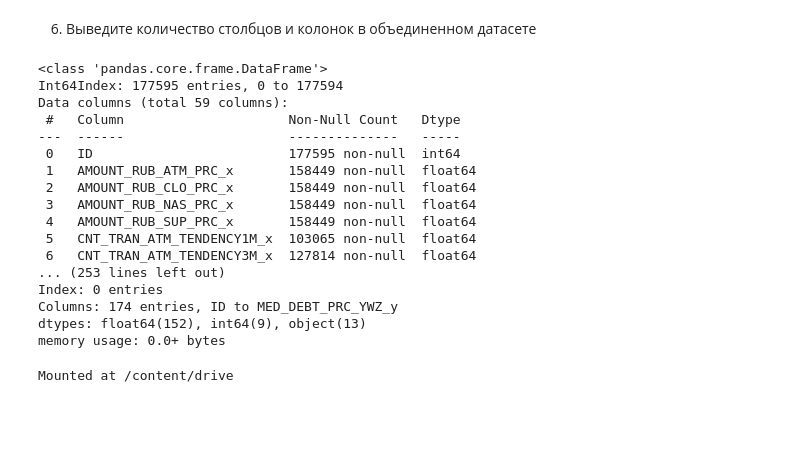
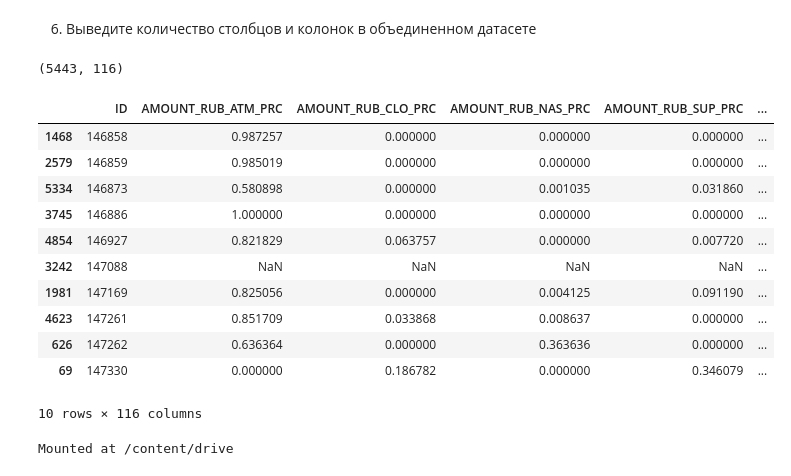
Before and after one commit to motorollainlinux/BankData, a Jupyter notebook: example.ipynb, the cells around one changed output. Drawn from its saved outputs; the diff is of its cells as text; code cells hidden in the pictures; blank space fills up the shorter version.

```diff
--- a/example.ipynb
+++ b/example.ipynb
@@ -205,53 +205,44 @@ df5.APP_COMP_TYPE.where(df5.APP_COMP_TYPE.str.replace(' ','').str.isalpha(), np.
 # %%
 import pandas as pd
 import numpy as np
 
 ptd1 = pd.read_csv('/content/datasets/part_01.csv')
 ptd2 = pd.read_csv('/content/datasets/part_02.csv')
 ptd3 = pd.read_csv('/content/datasets/part_03.csv')
 ptd4 = pd.read_csv('/content/datasets/part_04.csv')
 ptd5 = pd.read_csv('/content/datasets/part_05.csv')
 ptd6 = pd.read_csv('/content/datasets/part_06.csv')
 ptd7 = pd.read_csv('/content/datasets/part_07.csv')
 ptd8 = pd.read_csv('/content/datasets/part_08.csv')
 ptd9 = pd.read_csv('/content/datasets/part_09.csv')
 ptd10 = pd.read_csv('/content/datasets/part_10.csv')
 ptd11 = pd.read_csv('/content/datasets/part_11.csv')
 ptd12 = pd.read_csv('/content/datasets/part_12.csv')
-parts_merge = [ptd1, ptd2, ptd3, ptd4, ptd5, ptd6, ptd8]
-parts_contains = [[ptd1, ptd9], [ptd2, ptd11], [ptd4, ptd7], [ptd5, ptd12] ,[ptd6, ptd10]]
+parts_merge = [ptd3, ptd4, ptd5, ptd6]
+parts_contains = [[ptd1, ptd9], [ptd2, ptd11], [ptd4, ptd7], [ptd5, ptd12] ,[ptd6, ptd10], [ptd3, ptd8]]
 
 for i in parts_contains:
   i[0] = pd.concat(i, ignore_index=True)
-# for i in parts_contains:
-#   i[0].info()
-#   print('\n')
-#   i[1].info()
-#   print('\n')
-df = ptd1#.merge(ptd2, left_on='ID', right_on='ID')
+df = ptd1.merge(ptd2, left_on='ID', right_on='ID')
 for i in parts_merge:
   df = df.merge(i, left_on='ID', right_on='ID')
-  df.info()
-# # ptd1.head()
-# df.head()
+df = df.sort_values('ID')
+print(df.shape)
+df.head(10)
 # %% [output]
-<class 'pandas.core.frame.DataFrame'>
-Int64Index: 177595 entries, 0 to 177594
-Data columns (total 59 columns):
- #   Column                     Non-Null Count   Dtype
----  ------                     --------------   -----
- 0   ID                         177595 non-null  int64
- 1   AMOUNT_RUB_ATM_PRC_x       158449 non-null  float64
- 2   AMOUNT_RUB_CLO_PRC_x       158449 non-null  float64
- 3   AMOUNT_RUB_NAS_PRC_x       158449 non-null  float64
- 4   AMOUNT_RUB_SUP_PRC_x       158449 non-null  float64
- 5   CNT_TRAN_ATM_TENDENCY1M_x  103065 non-null  float64
- 6   CNT_TRAN_ATM_TENDENCY3M_x  127814 non-null  float64
-... (253 lines left out)
-Index: 0 entries
-Columns: 174 entries, ID to MED_DEBT_PRC_YWZ_y
-dtypes: float64(152), int64(9), object(13)
-memory usage: 0.0+ bytes
+(5443, 116)
+|  | ID | AMOUNT_RUB_ATM_PRC | AMOUNT_RUB_CLO_PRC | AMOUNT_RUB_NAS_PRC | AMOUNT_RUB_SUP_PRC | ... |
+| 1468 | 146858 | 0.987257 | 0.000000 | 0.000000 | 0.000000 | ... |
+| 2579 | 146859 | 0.985019 | 0.000000 | 0.000000 | 0.000000 | ... |
+| 5334 | 146873 | 0.580898 | 0.000000 | 0.001035 | 0.031860 | ... |
+| 3745 | 146886 | 1.000000 | 0.000000 | 0.000000 | 0.000000 | ... |
+| 4854 | 146927 | 0.821829 | 0.063757 | 0.000000 | 0.007720 | ... |
+| 3242 | 147088 | NaN | NaN | NaN | NaN | ... |
+| 1981 | 147169 | 0.825056 | 0.000000 | 0.004125 | 0.091190 | ... |
+| 4623 | 147261 | 0.851709 | 0.033868 | 0.008637 | 0.000000 | ... |
+| 626 | 147262 | 0.636364 | 0.000000 | 0.363636 | 0.000000 | ... |
+| 69 | 147330 | 0.000000 | 0.186782 | 0.000000 | 0.346079 | ... |
+10 rows × 116 columns
 # %%
 from google.colab import drive
 drive.mount('/content/drive')
```
Also changed, not shown: parts of 10 cells of this notebook.
